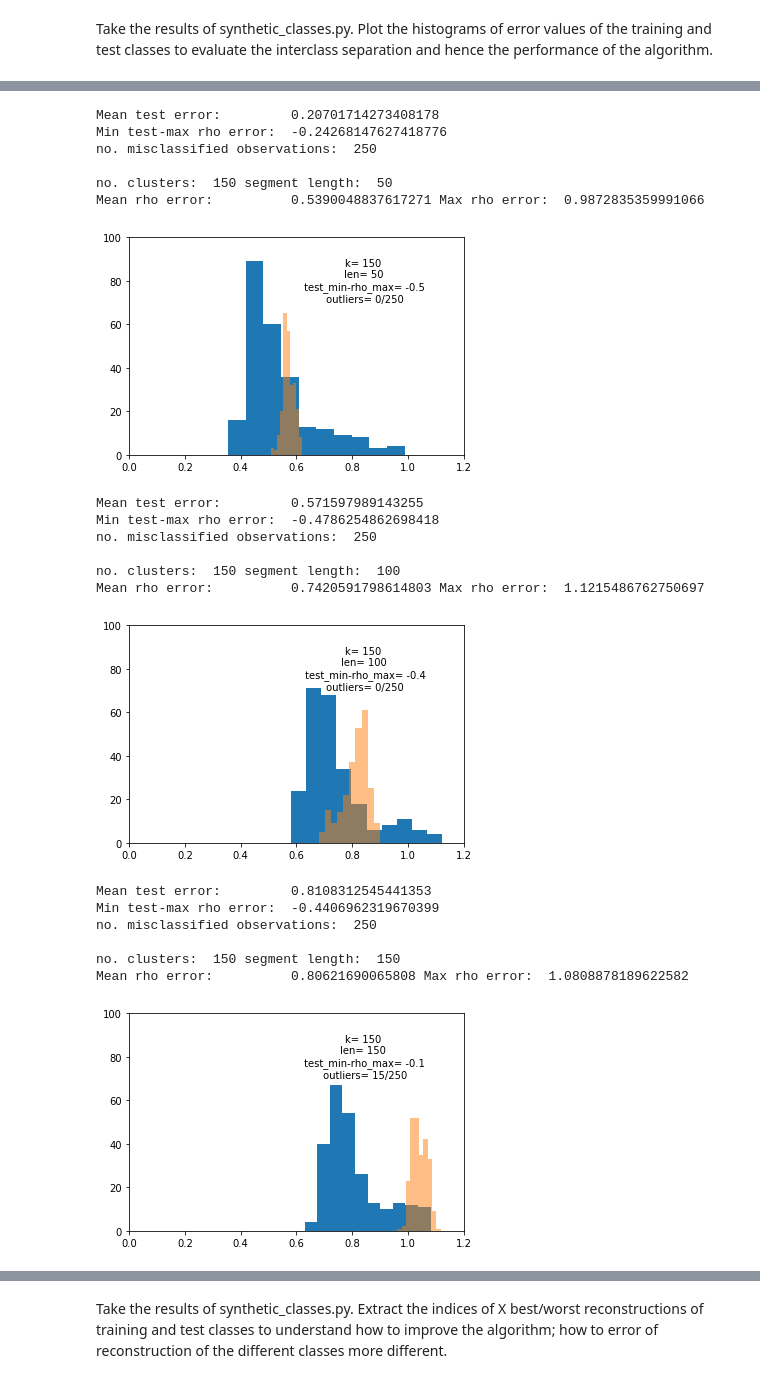
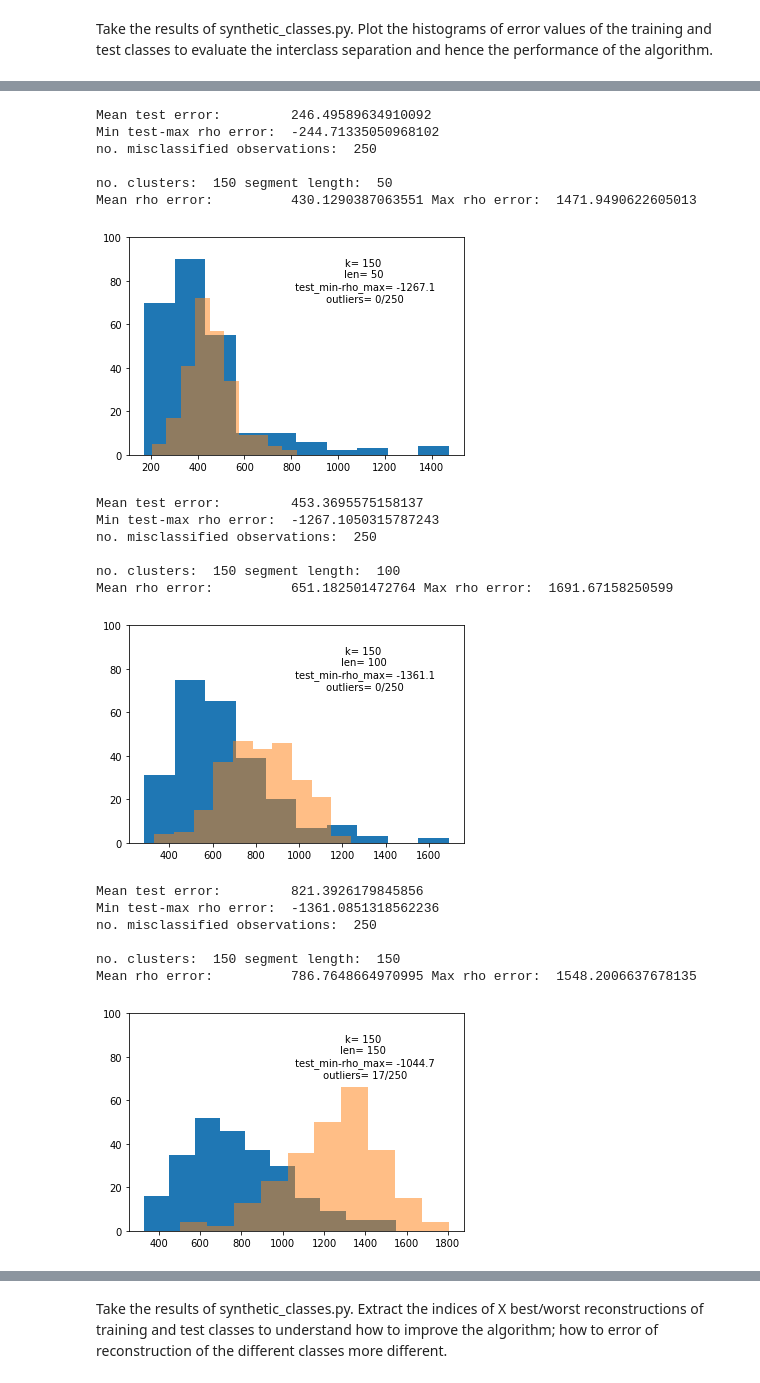
Before and after one commit to jorwatkapola/timeseries_segment_clustering, a Jupyter notebook: synthetic_test.ipynb, the cells around one changed output, grey strips where cells are left out. Drawn from its saved outputs; the diff is of its cells as text; code cells hidden in the pictures.

Commit message:
standard training and test segments but non-standard error (bp5)

```diff
--- a/synthetic_test.ipynb
+++ b/synthetic_test.ipynb
@@ -19,7 +19,7 @@ importlib.reload(sc)
 np.random.seed(0)
 from scipy.stats import zscore
 # %%
-results_file="valid_results_20190604_bp4.csv"
+results_file="valid_results_20190604_bp5.csv"
 k_clusters=[150]
 seg_lens=[10,50,100,150,200]
 
@@ -47,7 +47,7 @@ for k_id, k_cluster in enumerate(k_clusters):
         ax = f.add_subplot(111)
         plt.hist(train[:,-1])
         plt.hist(test[:,-1],alpha=0.5)
-        plt.xlim([0,1.2])
+        #plt.xlim([0,1.2])
         plt.ylim([0,100])
         plt.text(0.7,0.8,"k= {}\nlen= {}\n test_min-rho_max= {}\n outliers= {}/250".format(k_cluster, seg_len, round(min_test-max_rho,1), 250-counter),
                  ha='center', va='center', transform=ax.transAxes)
@@ -65,21 +65,21 @@ Mean rho error:          0.23465102873112273 Max rho error:  0.4163671032193108
-Mean test error:         0.20701714273408178
-Min test-max rho error:  -0.24268147627418776
+Mean test error:         246.49589634910092
+Min test-max rho error:  -244.71335050968102
 no. misclassified observations:  250
 
 no. clusters:  150 segment length:  50
-Mean rho error:          0.5390048837617271 Max rho error:  0.9872835359991066
+Mean rho error:          430.1290387063551 Max rho error:  1471.9490622605013
-[figure, old version]
+[figure, new version]
-Mean test error:         0.571597989143255
-Min test-max rho error:  -0.4786254862698418
+Mean test error:         453.3695575158137
+Min test-max rho error:  -1267.1050315787243
 no. misclassified observations:  250
 
 no. clusters:  150 segment length:  100
-Mean rho error:          0.7420591798614803 Max rho error:  1.1215486762750697
+Mean rho error:          651.182501472764 Max rho error:  1691.67158250599
-[figure, old version]
+[figure, new version]
-Mean test error:         0.8108312545441353
-Min test-max rho error:  -0.4406962319670399
+Mean test error:         821.3926179845856
+Min test-max rho error:  -1361.0851318562236
 no. misclassified observations:  250
 
 no. clusters:  150 segment length:  150
-Mean rho error:          0.80621690065808 Max rho error:  1.0808878189622582
+Mean rho error:          786.7648664970995 Max rho error:  1548.2006637678135
-[figure, old version]
+[figure, new version]
```
Also changed, not shown: parts of 3 cells of this notebook, 4 other files.
